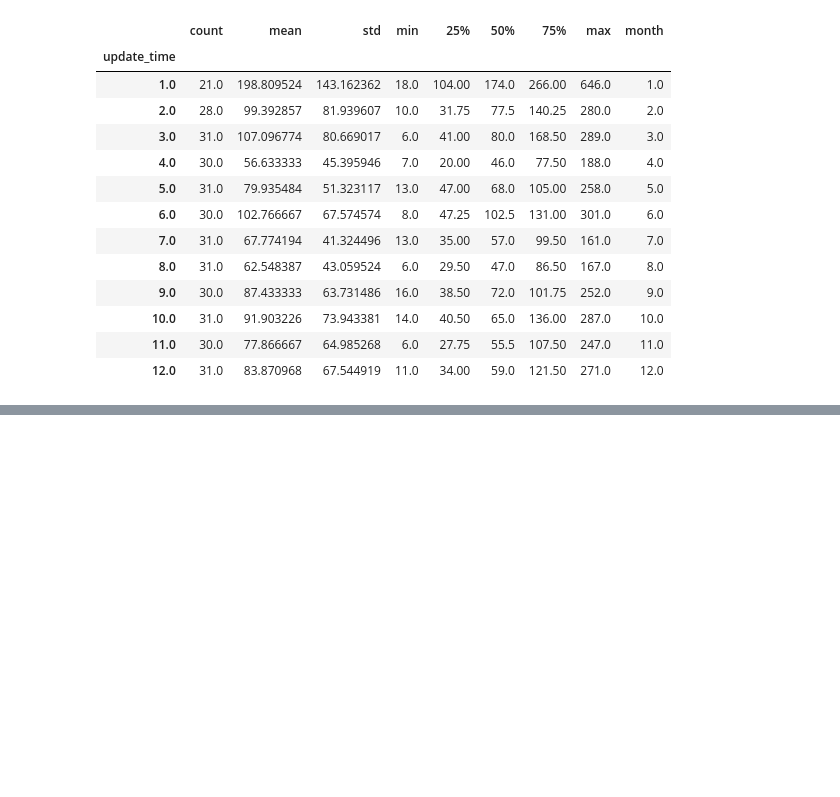
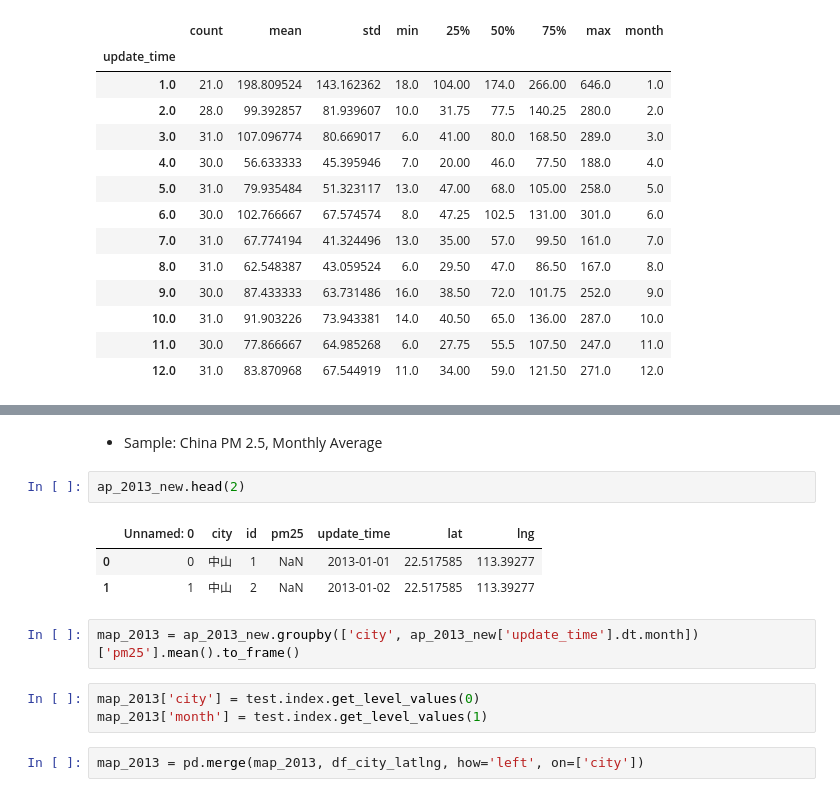
Before and after one commit to iamchuan/greenpeace_datahub, a Jupyter notebook: gp_datahub_airpollution_EDA.ipynb, the cells around one changed output, grey strips where cells are left out. Saved outputs shown, nothing was run; the diff lists cells and outputs as text; blank space fills up the shorter version.

```diff
--- a/gp_datahub_airpollution_EDA.ipynb
+++ b/gp_datahub_airpollution_EDA.ipynb
@@ -247,3 +247,18 @@ for x in range(1,12):
 iplot(traces, filename='pandas-box-plot')
 # %% [output]
 [interactive output not drawn]
+# %% [markdown]
+* Sample: China PM 2.5, Monthly Average
+# %%
+ap_2013_new.head(2)
+# %% [output]
+|  | Unnamed: 0 | city | id | pm25 | update_time | lat | lng |
+| 0 | 0 | 中山 | 1 | NaN | 2013-01-01 | 22.517585 | 113.39277 |
+| 1 | 1 | 中山 | 2 | NaN | 2013-01-02 | 22.517585 | 113.39277 |
+# %%
+map_2013 = ap_2013_new.groupby(['city', ap_2013_new['update_time'].dt.month])['pm25'].mean().to_frame()
+# %%
+map_2013['city'] = test.index.get_level_values(0)
+map_2013['month'] = test.index.get_level_values(1)
+# %%
+map_2013 = pd.merge(map_2013, df_city_latlng, how='left', on=['city'])
```
Also changed, not shown: parts of 3 cells of this notebook, 8 other files.
